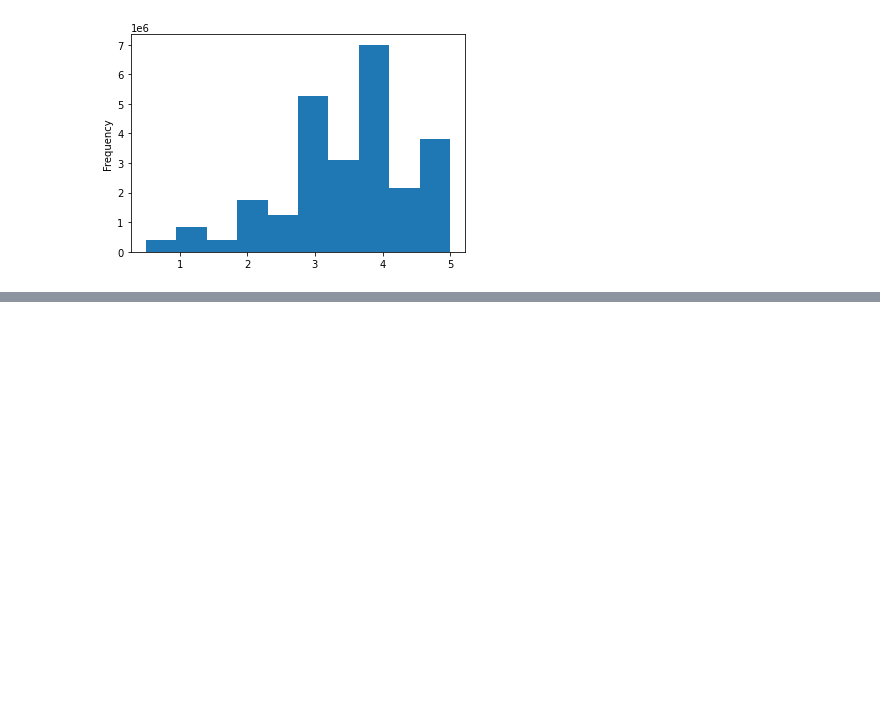
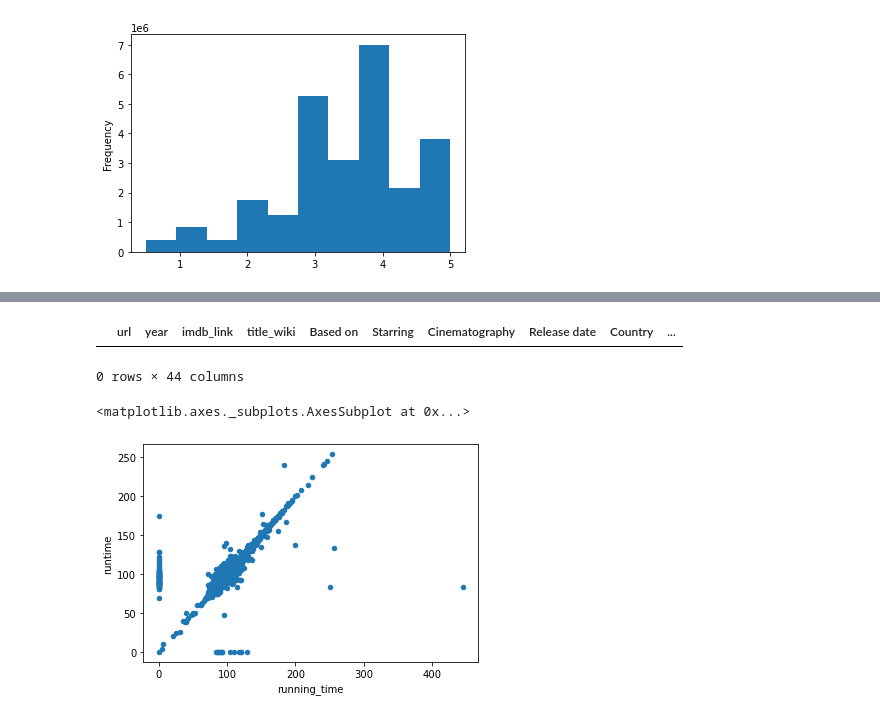
Before and after one commit to tienl/Movies-ETL, a Jupyter notebook: Moduel8exercise.ipynb, the cells around one changed output, grey strips where cells are left out. Saved outputs shown, nothing was run; the diff lists cells and outputs as text; code cells hidden in the pictures; blank space fills up the shorter version.

```diff
--- a/Moduel8exercise.ipynb
+++ b/Moduel8exercise.ipynb
@@ -855,3 +868,6 @@ min      5.000000e-01
 max      5.000000e+00
 Name: rating, dtype: float64
 [figure]
+# %%
+#adding suffix while merging, same columns will be distinguished by suffix
+movies_df = pd.merge(wiki_movies_df, kaggle_metadata, on='imdb_id', suffixes=['_wiki','_kaggle'])
@@ -857,0 +935,13 @@ Name: rating, dtype: float64
+# %%
+#check to see if there's any missing titles in kaggle
+movies_df[(movies_df['title_kaggle'] == '') | (movies_df['title_kaggle'].isnull())]
+# %% [output]
+|  | url | year | imdb_link | title_wiki | Based on | Starring | Cinematography | Release date | Country | ... |
+0 rows × 44 columns
+# %%
+#using scatter plot to compare wiki from kaggle on runtime
+#fill null with 0 to get the full picture
+movies_df.fillna(0).plot(x='running_time', y='runtime', kind='scatter')
+# %% [output]
+<matplotlib.axes._subplots.AxesSubplot at 0x...>
+[figure, added]
```
Also changed, not shown: parts of 55 cells of this notebook.
